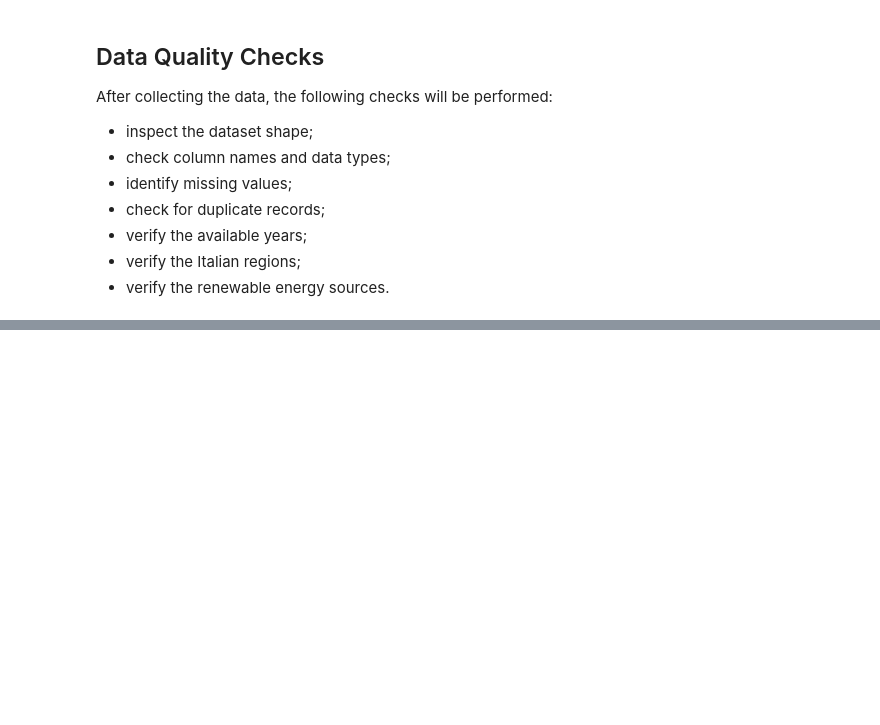
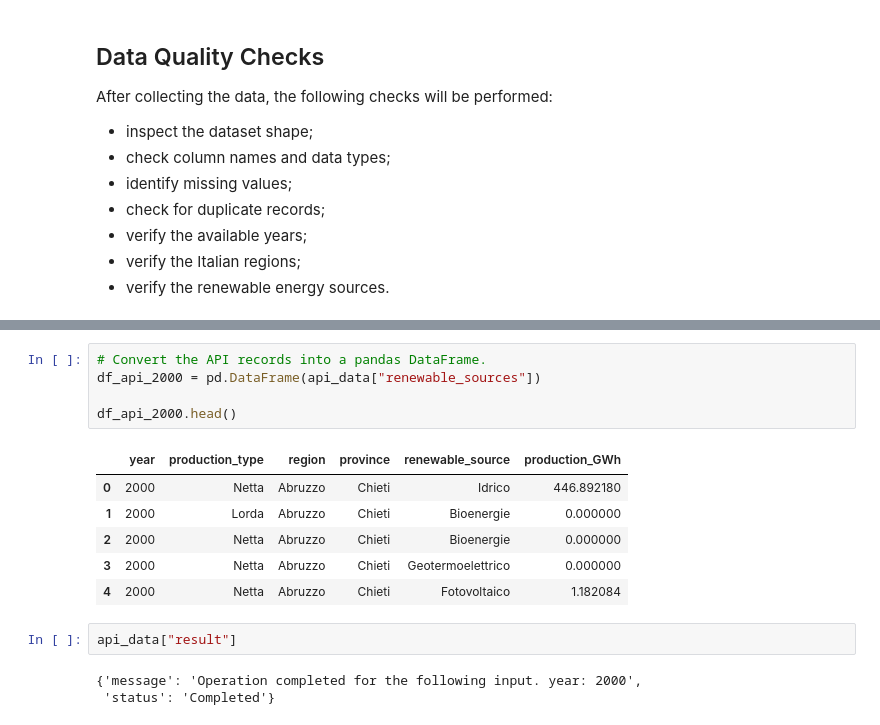
Before and after one commit to assutti/renewable-energy-italy-analysis, a Jupyter notebook: notebooks/01_data_collection.ipynb, the cells around one changed output, grey strips where cells are left out. Drawn from its saved outputs; the diff is of its cells as text; blank space fills up the shorter version.

```diff
--- a/notebooks/01_data_collection.ipynb
+++ b/notebooks/01_data_collection.ipynb
@@ -112,0 +335,17 @@ print(PROCESSED_DATA_DIR.resolve())
+# %%
+# Convert the API records into a pandas DataFrame.
+df_api_2000 = pd.DataFrame(api_data["renewable_sources"])
+
+df_api_2000.head()
+# %% [output]
+|  | year | production_type | region | province | renewable_source | production_GWh |
+| 0 | 2000 | Netta | Abruzzo | Chieti | Idrico | 446.892180 |
+| 1 | 2000 | Lorda | Abruzzo | Chieti | Bioenergie | 0.000000 |
+| 2 | 2000 | Netta | Abruzzo | Chieti | Bioenergie | 0.000000 |
+| 3 | 2000 | Netta | Abruzzo | Chieti | Geotermoelettrico | 0.000000 |
+| 4 | 2000 | Netta | Abruzzo | Chieti | Fotovoltaico | 1.182084 |
+# %%
+api_data["result"]
+# %% [output]
+{'message': 'Operation completed for the following input. year: 2000',
+ 'status': 'Completed'}
```
Also changed, not shown: parts of 77 cells of this notebook, 2 other files.
